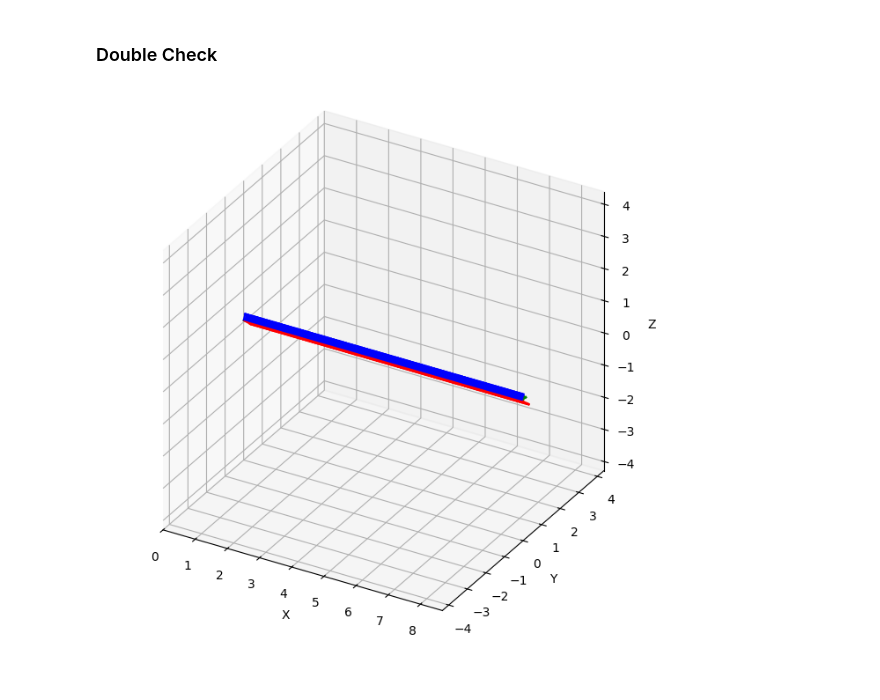
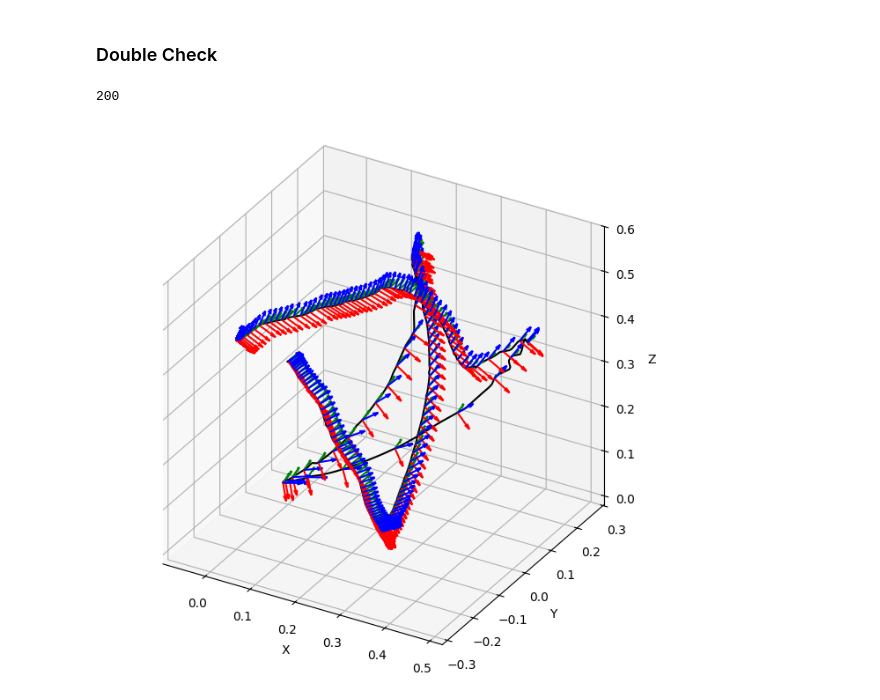
Before and after one commit to MATH-286-Pro/umi-on-legs, a Jupyter notebook: umi_convert.ipynb, the cells around one changed output. Saved outputs shown, nothing was run; the diff lists cells and outputs as text; code cells hidden in the pictures.

```diff
--- a/umi_convert.ipynb
+++ b/umi_convert.ipynb
@@ -47,7 +61,9 @@ pickle.dump(pkl_list, open("data/pushing_converted.pkl", "wb"))
 # %% [markdown]
 ### Double Check
 # %%
-pkl_list = tools_file.pkl_to_tf("data/pushing_converted.pkl")
-tools_plot.plot_3d(pkl_list[0]["tf"], arrow_length=0.5)
+tf_list = tools_file.pkl_to_tf("data/tossing_converted.pkl")
+print(tools_file.get_fps(tf_list))
+tools_plot.plot_3d(tf_list[0]["tf"], arrow_length=0.2)
 # %% [output]
+200
-[figure, old version]
+[figure, new version]
```
Also changed, not shown: parts of 4 cells of this notebook, 4 other files.
